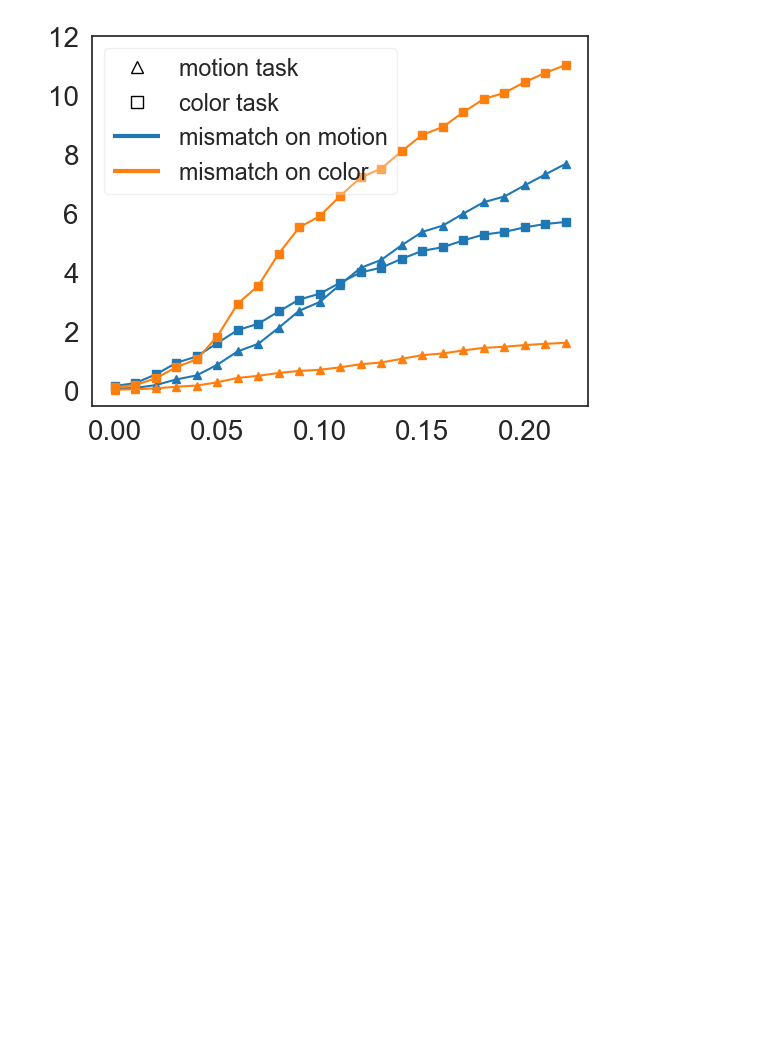
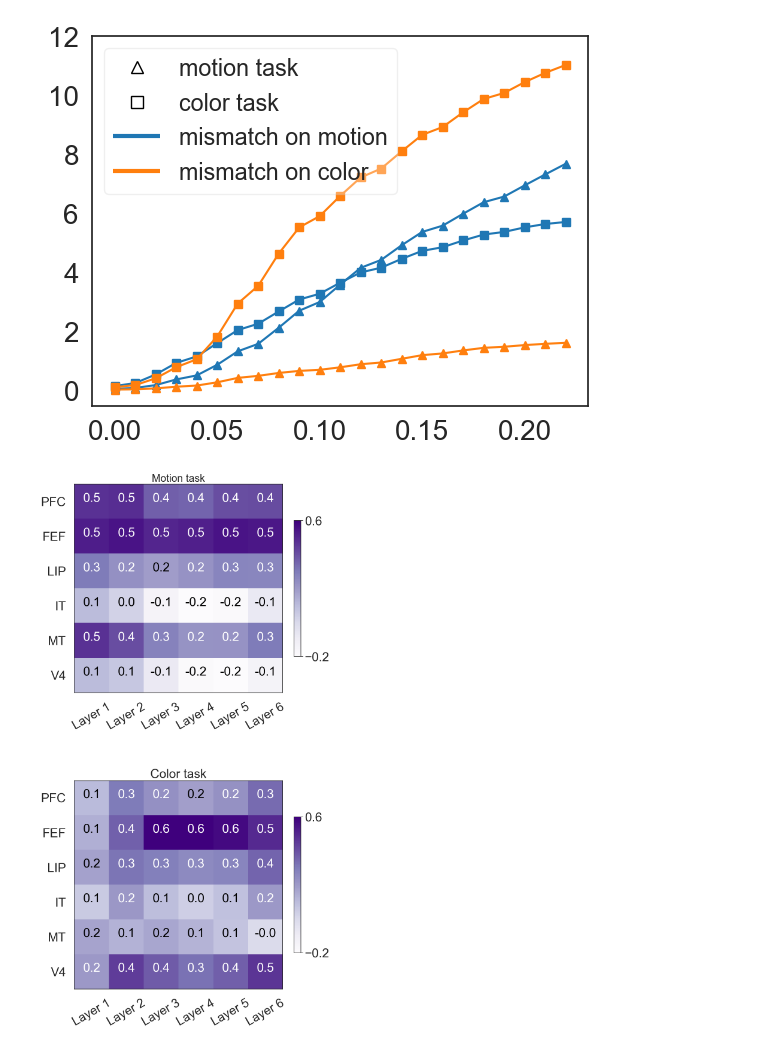
Before and after one commit to xinyacheung/neural_similarity, a Jupyter notebook: script/Figure/model_data_figure.ipynb, the cells around one changed output. Saved outputs shown, nothing was run; the diff lists cells and outputs as text; code cells hidden in the pictures; blank space fills up the shorter version.

```diff
--- a/script/Figure/demo_model_figure.ipynb
+++ b/script/Figure/model_data_figure.ipynb
@@ -224,3 +221,73 @@ for layer in [1,2,3,4,5,6]:
 [figure]
 [figure]
 [figure]
+# %%
+import itertools
+import matplotlib
+
+def compare(Mtr, Mat):
+    Mcolour_vec = torch.zeros(120)
+    Base_vec = np.zeros(120)
+    cc = 0
+    for row in range(16):
+        for col in range(row + 1, 16):
+            Mcolour_vec[cc] = Mat[row, col]
+            Base_vec[cc] = Mtr[row, col]
+            cc += 1
+
+    [corr, pvalue] = stats.spearmanr(Base_vec, Mcolour_vec)
+    return corr
+# %%
+## ****** Demo for Figure 5 ****** ##
+# here we take 150th image (a random chosen number) for an example
+
+for time in [150]:
+    time_c = time / 60 - 1.5
+    k = 0
+    plt.figure(figsize=(10, 20))
+    for task in ['motion', 'color']:
+        H= torch.zeros(6,6) # row is region, column is layer
+        for roi in ['PFC', 'FEF', 'LIP', 'IT', 'MT', 'V4']:
+            if task == 'motion':
+                baseline_matrix = torch.load(f'../../data/mini_data_50ms/bs1_{roi}_Motion_ISI.pt')
+            elif task == 'color':
+                baseline_matrix = torch.load(f'../../data/mini_data_50ms/bs1_{roi}_Color_ISI.pt')
+            for layer in [1,2,3,4,5,6]:
+                correlation = []
+                test_matrix = torch.load(f'../../data/mini_data_50ms/bs1_{layer}layer_task_{task}_{time}.pt')
+
+                H[['PFC', 'FEF', 'LIP', 'IT', 'MT', 'V4'].index(roi), layer - 1] = compare(test_matrix,baseline_matrix)
+        CM = H.numpy()
+        cmap = plt.get_cmap('Purples')
+        norm = matplotlib.colors.Normalize(vmin=-0.2,vmax=0.6)
+        if task=='motion':
+            plt.subplot(211)
+            plt.imshow(CM, interpolation='nearest', cmap=cmap,norm=norm)
+            plt.title('Motion task',fontsize=25)
+        elif task=='color':
+            plt.subplot(212)
+            plt.imshow(CM, interpolation='nearest', cmap=cmap,norm=norm)
+            plt.title('Color task',fontsize=30)
+
+        roi_names = ['PFC', 'FEF', 'LIP', 'IT', 'MT', 'V4']
+        layer_names = ['Layer 1','Layer 2','Layer 3','Layer 4','Layer 5','Layer 6']
+        tick_marks = np.arange(len(roi_names))
+        plt.xticks(tick_marks, layer_names, rotation=30,fontsize=30)
+        plt.yticks(tick_marks, roi_names,fontsize=30)
+        plt.tick_params(axis='both',
+                        direction='out',
+                        length=10,
+                        width=2,
+                        pad=10)
+        cbar = plt.colorbar(ticks=([-0.2, 0.6]),fraction=0.03)
+        for t in cbar.ax.get_yticklabels():
+            t.set_fontsize(30)
+        thresh = CM.mean()
+        for i, j in itertools.product(range(CM.shape[0]), range(CM.shape[1])):
+            plt.text(j, i, "{:.1f}".format(CM[i, j]),fontsize=30,
+                        horizontalalignment="center",
+                        color="white" if CM[i,j]>=0.2 else "black")
+    plt.tight_layout(pad=1)
+    plt.show()
+# %% [output]
+[figure, added]
```
Also changed, not shown: parts of 2 cells of this notebook, 1 other file.
